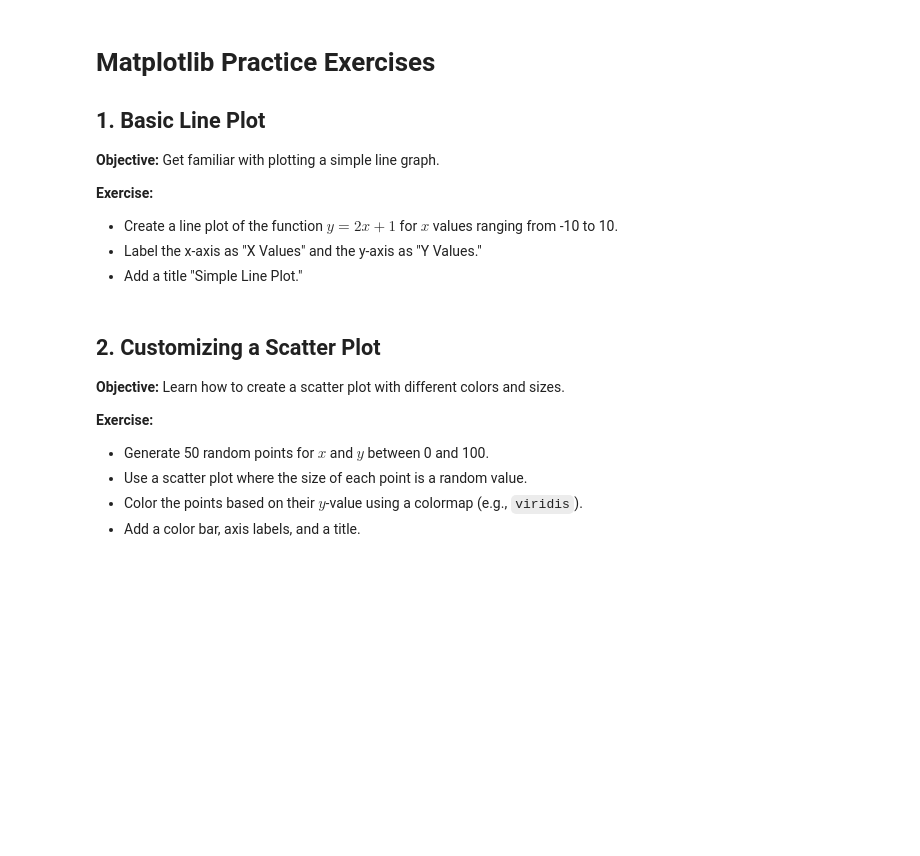
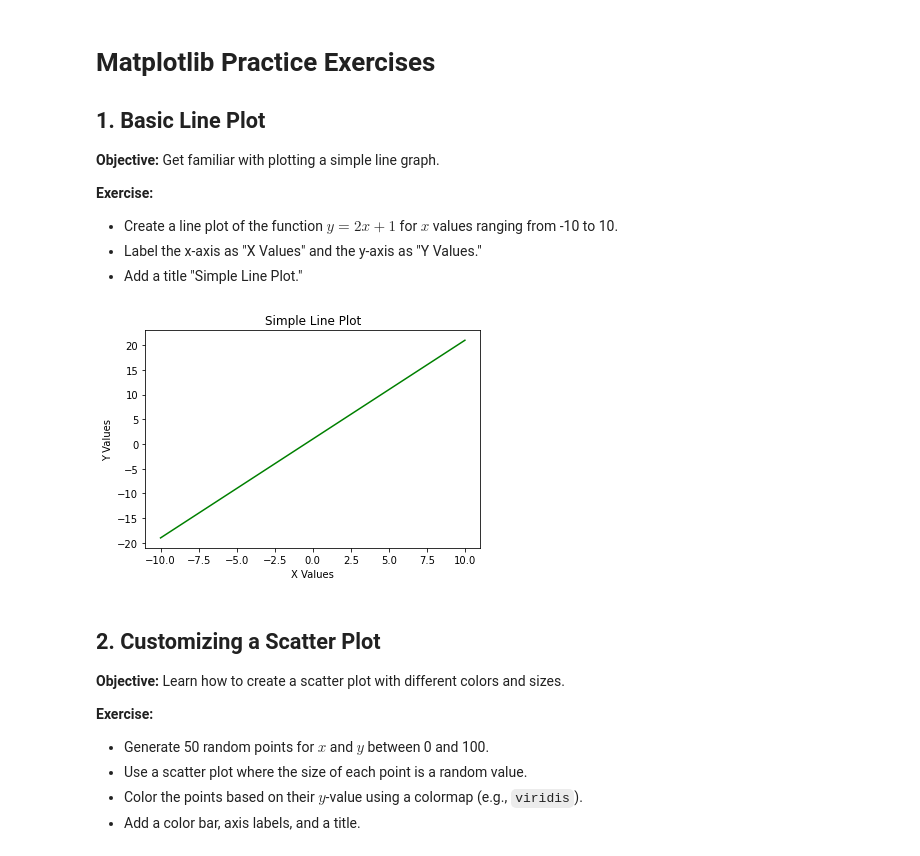
Before and after one commit to MaiDinhVinh/CS-ML, a Jupyter notebook: 2-10-2025/c01_visualization.ipynb, the cells around one changed output. Saved outputs shown, nothing was run; the diff lists cells and outputs as text; code cells hidden in the pictures; blank space fills up the shorter version.

Commit message:
complete matplotlib lab

```diff
--- a/2-10-2025/c01_visualization.ipynb
+++ b/2-10-2025/c01_visualization.ipynb
@@ -193,6 +193,19 @@ plt.show()
 - Create a line plot of the function $ y = 2x + 1 $ for $ x $ values ranging from -10 to 10.
 - Label the x-axis as "X Values" and the y-axis as "Y Values."
 - Add a title "Simple Line Plot."
+# %%
+from matplotlib import pyplot as plt
+
+x_axis = [x for x in range(-10, 11)]
+y_axis = [(x * 2) + 1 for x in x_axis]
+
+plt.plot(x_axis, y_axis, color="green", linestyle="solid")
+plt.xlabel("X Values")
+plt.ylabel("Y Values")
+plt.title("Simple Line Plot")
+plt.show()
+# %% [output]
+[figure, added]
 # %% [markdown]
 ## 2. Customizing a Scatter Plot
 **Objective:** Learn how to create a scatter plot with different colors and sizes.
```
Also changed, not shown: parts of 4 cells of this notebook.
